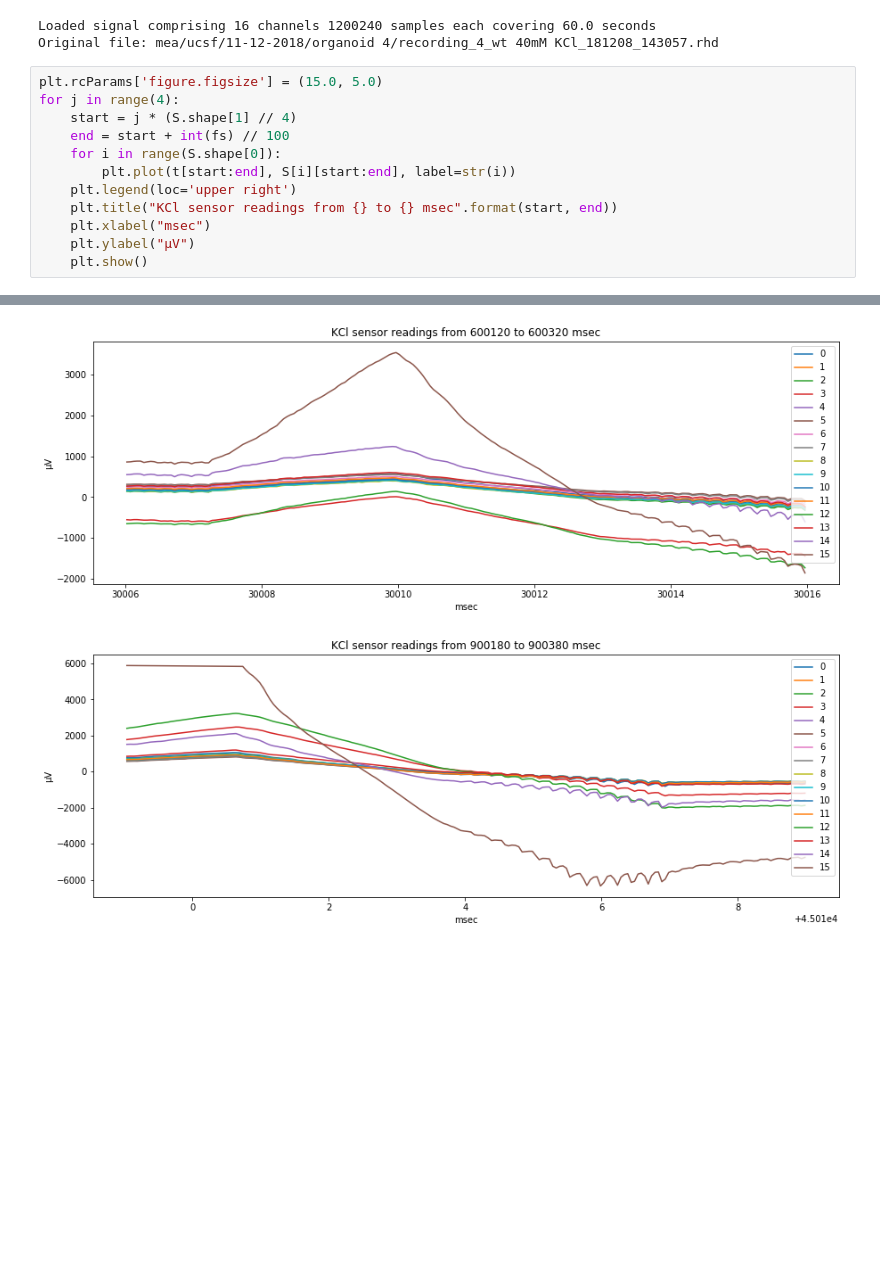
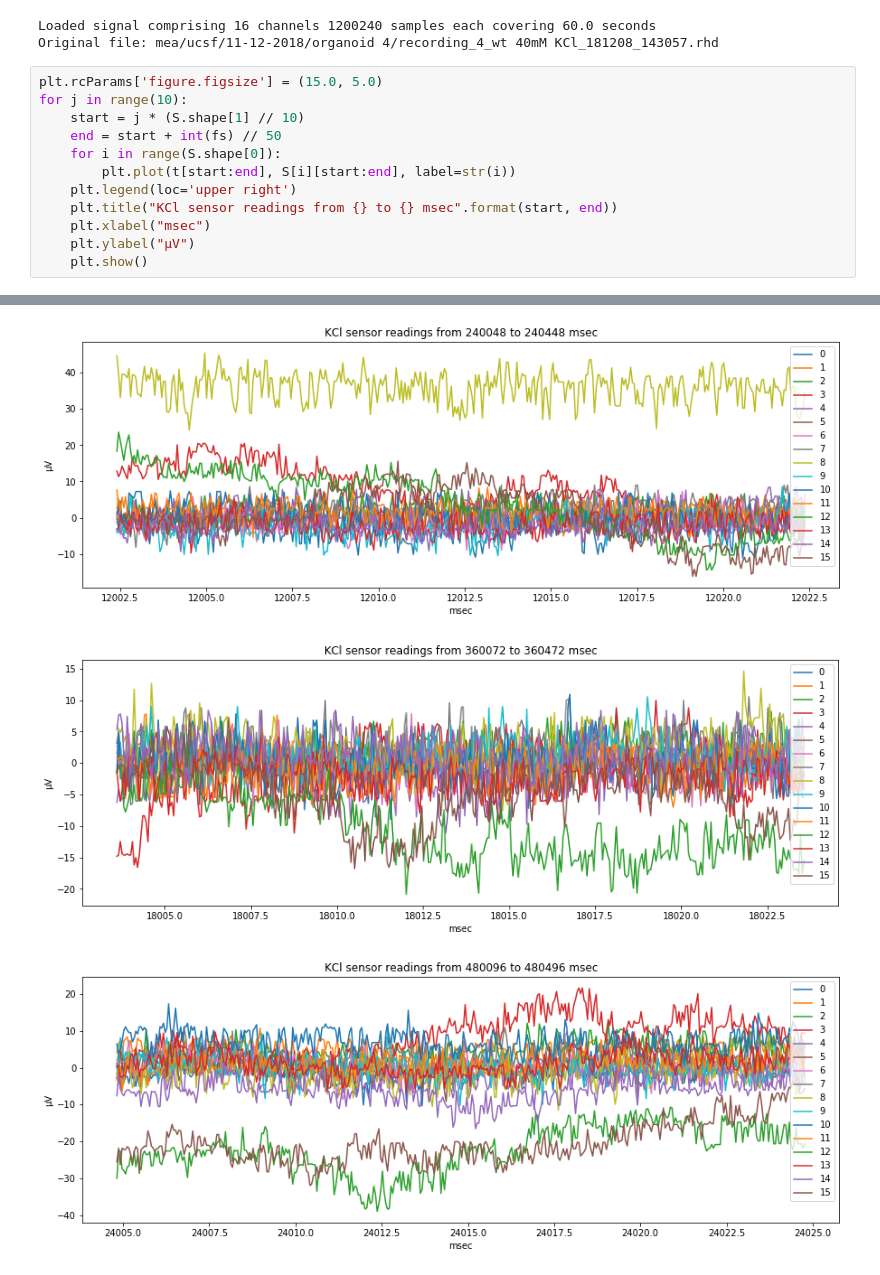
Before and after one commit to braingeneers/experiment, a Jupyter notebook: ingest/view.ipynb, the cells around one changed output, grey strips where cells are left out. Saved outputs shown, nothing was run; the diff lists cells and outputs as text; blank space fills up the shorter version.

Commit message:
Plot additional time windows for KCl sample

```diff
--- a/ingest/view.ipynb
+++ b/ingest/view.ipynb
@@ -153,9 +153,9 @@ Loaded signal comprising 16 channels 1200240 samples each covering 60.0 seconds
 Original file: mea/ucsf/11-12-2018/organoid 4/recording_4_wt 40mM KCl_181208_143057.rhd
 # %%
 plt.rcParams['figure.figsize'] = (15.0, 5.0)
-for j in range(4):
-    start = j * (S.shape[1] // 4)
-    end = start + int(fs) // 100
+for j in range(10):
+    start = j * (S.shape[1] // 10)
+    end = start + int(fs) // 50
     for i in range(S.shape[0]):
         plt.plot(t[start:end], S[i][start:end], label=str(i))
     plt.legend(loc='upper right')
@@ -169,2 +169,3 @@ for j in range(4):
-[figure, old version]
+[figure, new version]
-[figure, old version]
+[figure, new version]
+[figure, added]
```
Also changed, not shown: parts of 3 cells of this notebook.
